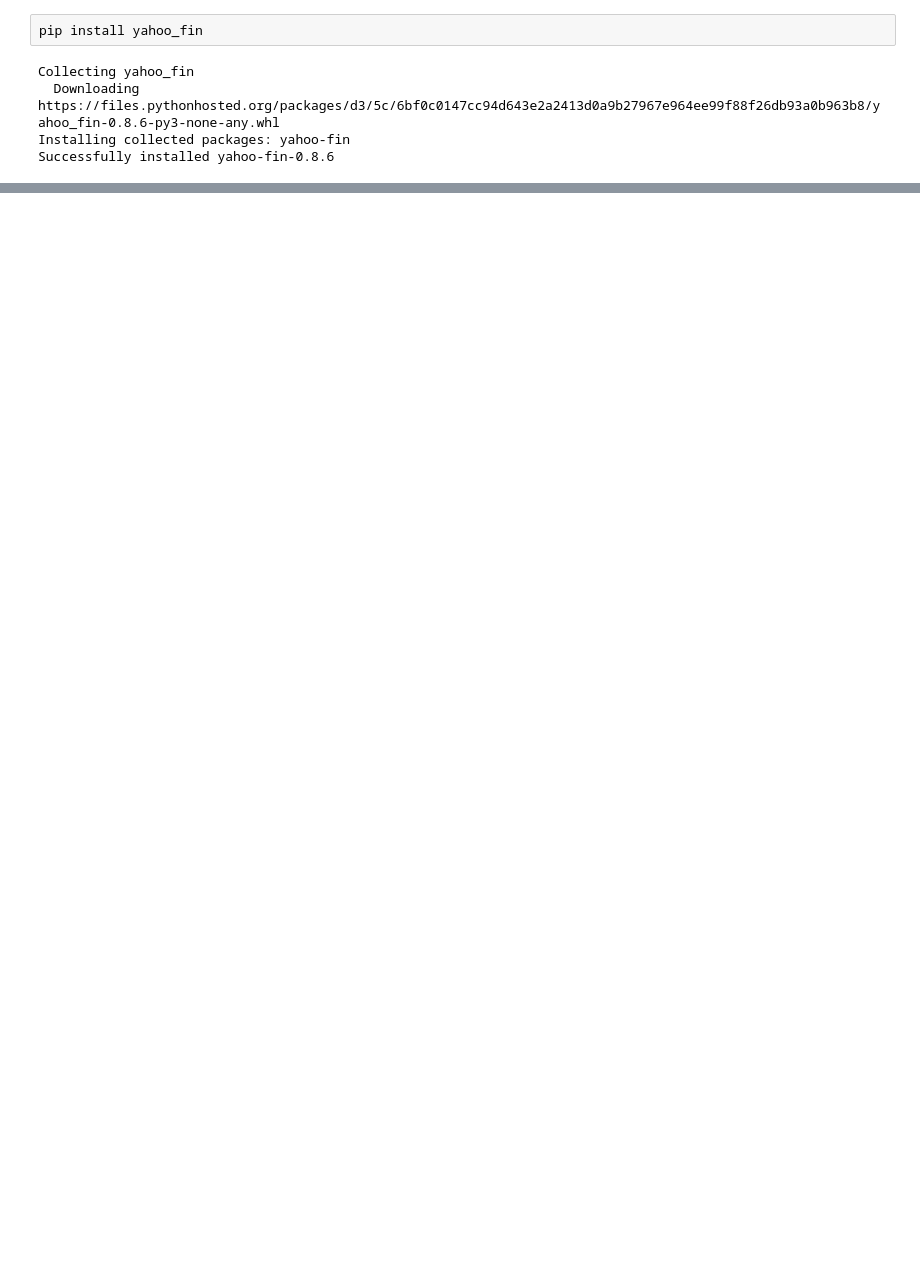
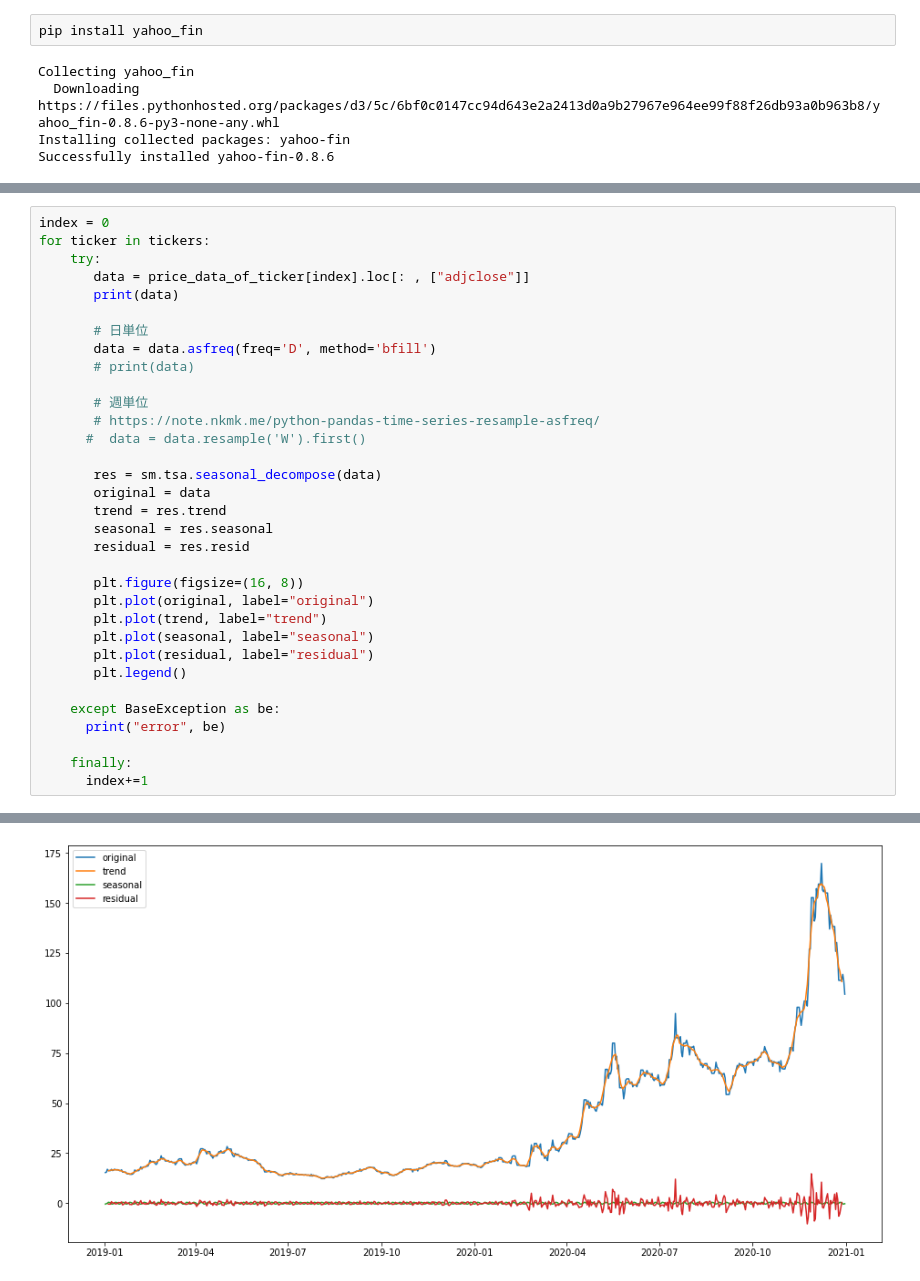
Before and after one commit to takyaC/Finance, a Jupyter notebook: PriceData.ipynb, the cells around one changed output, grey strips where cells are left out. Drawn from its saved outputs; the diff is of its cells as text; blank space fills up the shorter version.

```diff
--- a/PriceData.ipynb
+++ b/PriceData.ipynb
@@ -63,0 +87,34 @@ for tickers in tickers_list:
+# %%
+index = 0
+for ticker in tickers:
+    try:
+       data = price_data_of_ticker[index].loc[: , ["adjclose"]]
+       print(data)
+
+       # 日単位
+       data = data.asfreq(freq='D', method='bfill')
+       # print(data)
+
+       # 週単位
+       # https://note.nkmk.me/python-pandas-time-series-resample-asfreq/
+      #  data = data.resample('W').first()
+
+       res = sm.tsa.seasonal_decompose(data)
+       original = data
+       trend = res.trend
+       seasonal = res.seasonal
+       residual = res.resid
+
+       plt.figure(figsize=(16, 8))
+       plt.plot(original, label="original")
+       plt.plot(trend, label="trend")
+       plt.plot(seasonal, label="seasonal")
+       plt.plot(residual, label="residual")
+       plt.legend()
+
+    except BaseException as be:
+      print("error", be)
+
+    finally:
+      index+=1
+# %% [output]
@@ -63,0 +138 @@ for tickers in tickers_list:
+[figure, added]
```
Also changed, not shown: parts of 7 cells of this notebook.
